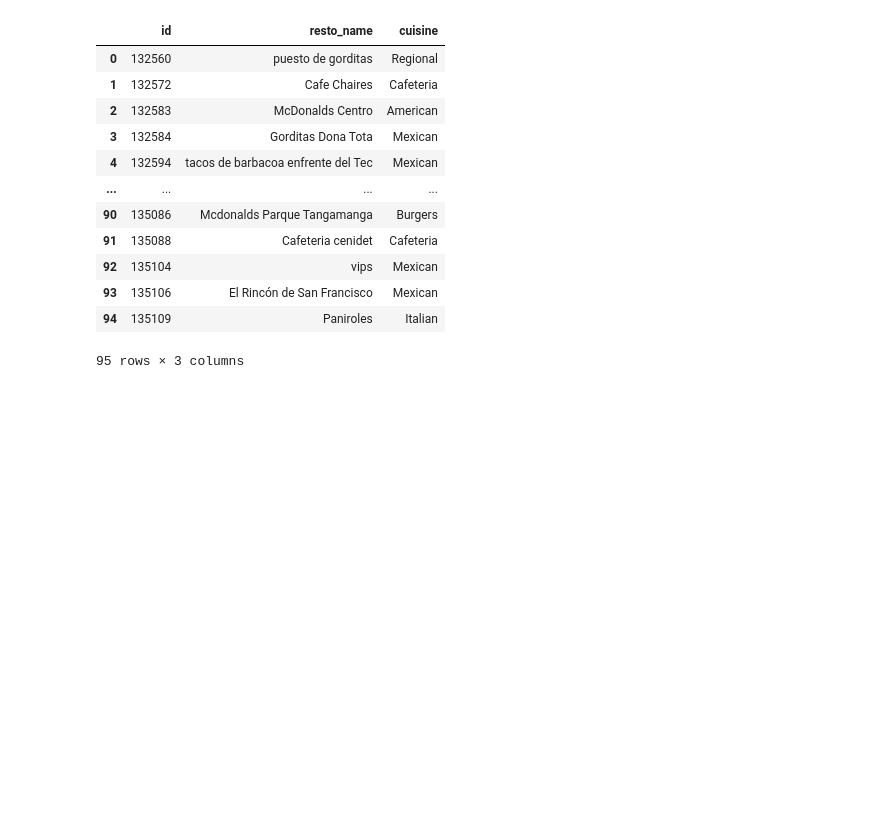
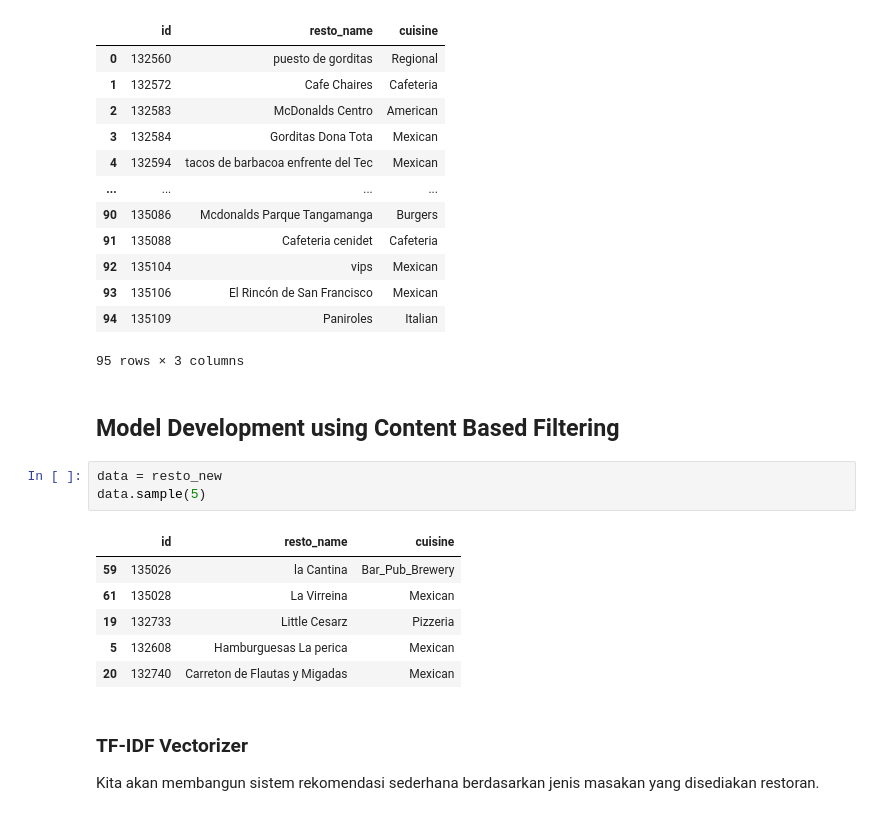
Before and after one commit to Bayhaqieee/Reccomendation_System_Restaurant, a Jupyter notebook: Reccommendation_System_Restaurant.ipynb, the cells around one changed output. Cells and saved outputs as stored; diff of their text form; blank space fills up the shorter version.

Commit message:
Using CBF

```diff
--- a/Reccommendation_System_Restaurant.ipynb
+++ b/Reccommendation_System_Restaurant.ipynb
@@ -590,3 +592,19 @@ resto_new
 | 93 | 135106 | El Rincón de San Francisco | Mexican |
 | 94 | 135109 | Paniroles | Italian |
 95 rows × 3 columns
+# %% [markdown]
+## Model Development using Content Based Filtering
+# %%
+data = resto_new
+data.sample(5)
+# %% [output]
+|  | id | resto_name | cuisine |
+| 59 | 135026 | la Cantina | Bar_Pub_Brewery |
+| 61 | 135028 | La Virreina | Mexican |
+| 19 | 132733 | Little Cesarz | Pizzeria |
+| 5 | 132608 | Hamburguesas La perica | Mexican |
+| 20 | 132740 | Carreton de Flautas y Migadas | Mexican |
+# %% [markdown]
+### TF-IDF Vectorizer
+
+Kita akan membangun sistem rekomendasi sederhana berdasarkan jenis masakan yang disediakan restoran.
```
Also changed, not shown: parts of 15 cells of this notebook.
